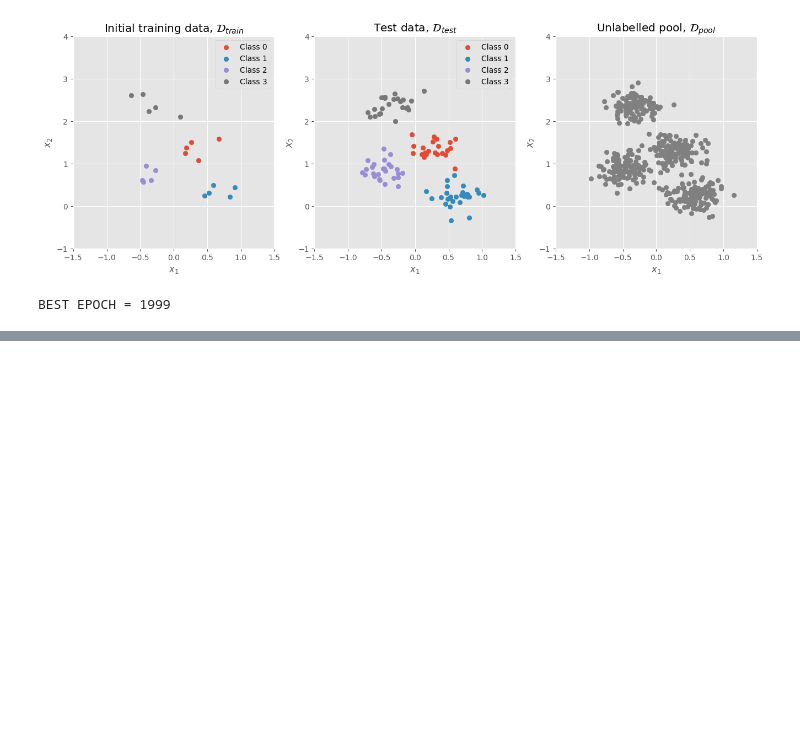
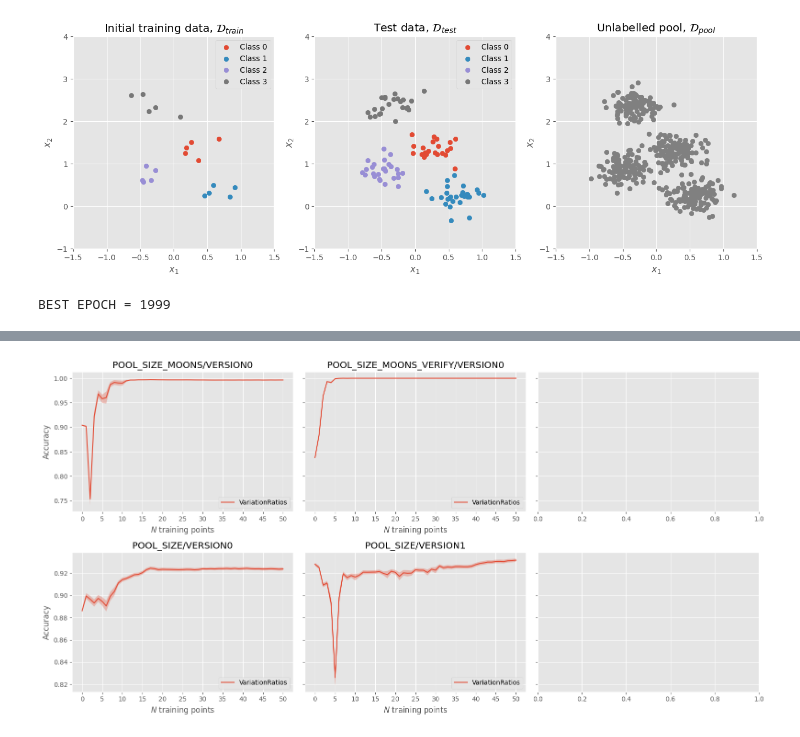
Before and after one commit to albertkjoller/abdl, a Jupyter notebook: notebooks/2D_LLLA.ipynb, the cells around one changed output, grey strips where cells are left out. Saved outputs shown, nothing was run; the diff lists cells and outputs as text; code cells hidden in the pictures; blank space fills up the shorter version.

```diff
--- a/notebooks/2D_LLLA.ipynb
+++ b/notebooks/2D_LLLA.ipynb
@@ -712,0 +811,39 @@ for mu in [[1.0, 0.0], [0.0, 1.0], [0.2, 1.5]]:
+# %%
+acq_functions           = ['Random', 'VariationRatios', 'MinimumMargin', 'Entropy', 'BALD']
+acq_functions           = ['VariationRatios']
+seeds                   = np.arange(100)
+
+experiments_binary      = ['pool_size_moons/version0', 'pool_size_moons_verify/version0']
+_,  results_binary      = combine_results(acq_functions=acq_functions, experiments=experiments_binary, save_dir='../reports', seeds=seeds)
+
+experiments_multiclass  = ['pool_size/version0', 'pool_size/version1']
+_,  results_multiclass  = combine_results(acq_functions=acq_functions, experiments=experiments_multiclass, save_dir='../reports', seeds=seeds)
+
+
+fig, axs        = plt.subplots(2, 3, sharey='row', figsize=(16, 8))
+for j, (results, experiments) in enumerate([(results_binary, experiments_binary), (results_multiclass, experiments_multiclass)]):
+    for i, experiment in enumerate(experiments):
+        # Convert to pandas dataframe
+        df_             = pd.DataFrame.from_dict(results[experiment])
+        # Account for number of initial points in training set
+        df_['N_points'] -= 6 if j == 0 else 12
+
+        # Plot results case
+        df_.plot(x='N_points', y=acq_functions, ax=axs[j, i])
+        for acq_fun in acq_functions:
+            axs[j, i].fill_between(
+                df_['N_points'],
+                df_[acq_fun] - df_[f'{acq_fun}_std'],
+                df_[acq_fun] + df_[f'{acq_fun}_std'],
+                alpha=0.3,
+            )
+        axs[j, i].set_ylabel('Accuracy')
+        axs[j, i].set_xlabel('$N$ training points')
+        axs[j, i].set_title(experiment.upper())
+        axs[j, i].set_xticks(df_['N_points'][::5], df_['N_points'][::5])
+        axs[j, i].legend(loc='lower right')
+
+plt.tight_layout()
+plt.show()
+# %% [output]
+[figure, added]
```
Also changed, not shown: parts of 7 cells of this notebook, 2 other files.
